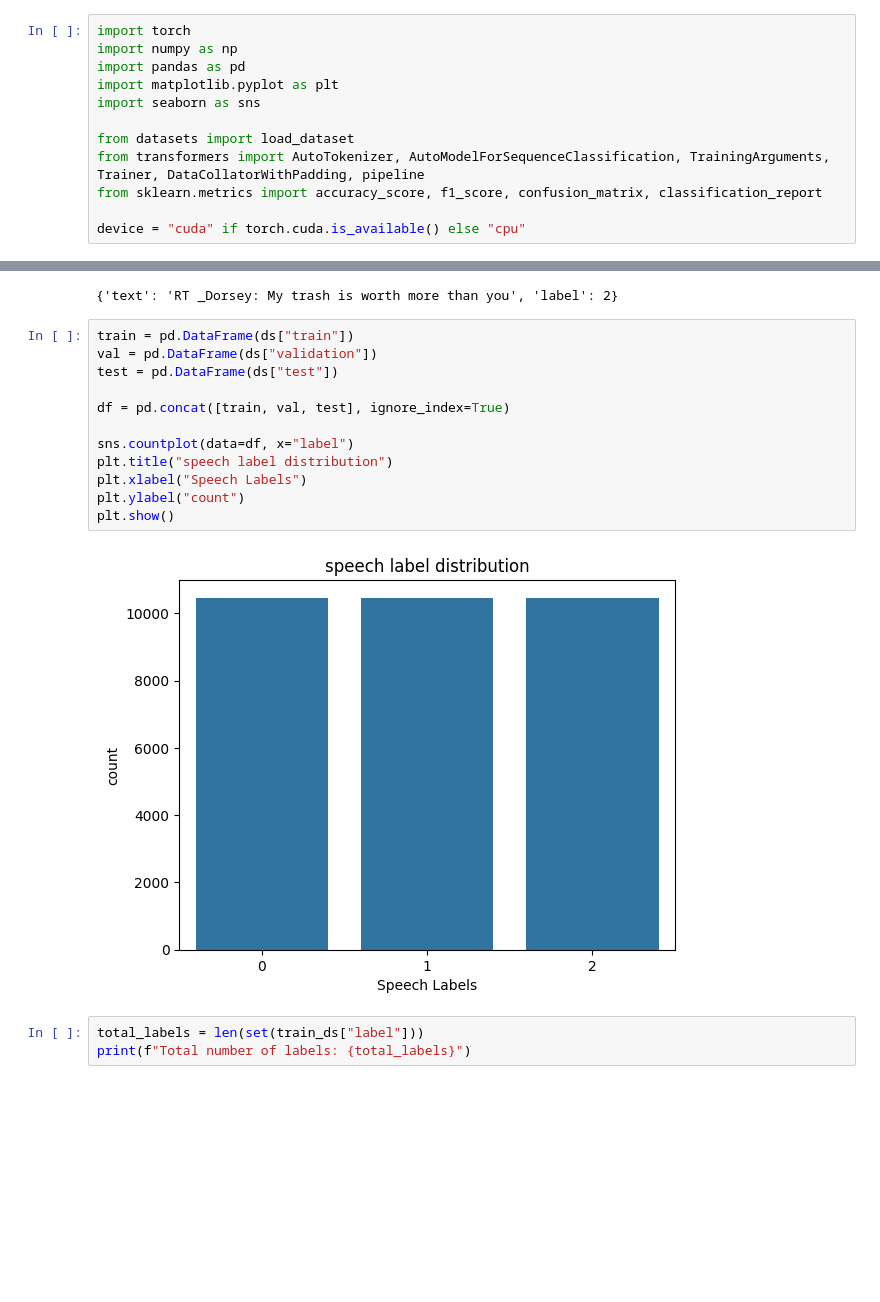
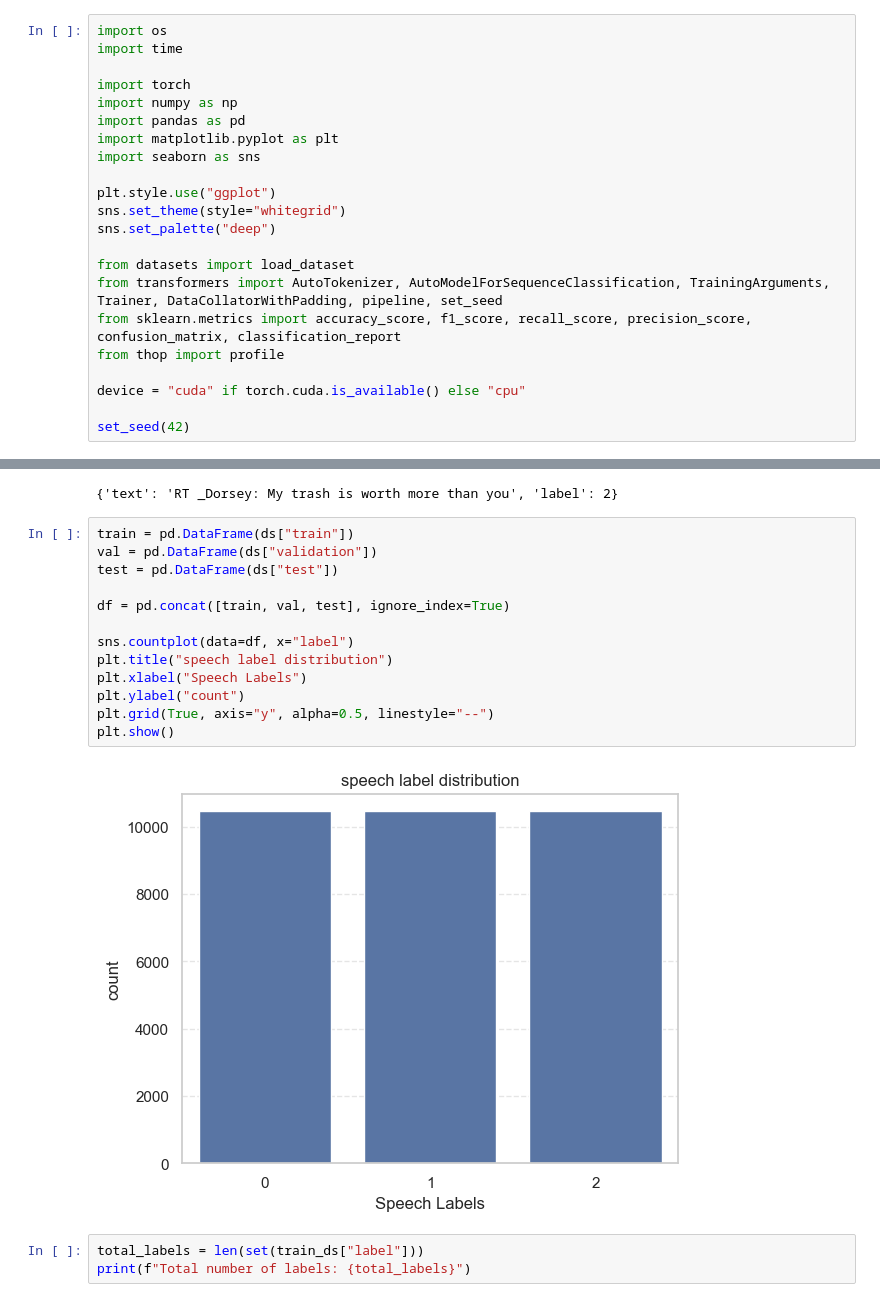
Before and after one commit to MMADUs/NLP-Final, a Jupyter notebook: RoBERTa.ipynb, the cells around one changed output, grey strips where cells are left out. Drawn from its saved outputs; the diff is of its cells as text; blank space fills up the shorter version.

Commit message:
feat: finished pipeline

```diff
--- a/RoBERTa.ipynb
+++ b/RoBERTa.ipynb
@@ -3,15 +3,25 @@
 # %%
+import os
+import time
+
 import torch
 import numpy as np
 import pandas as pd
 import matplotlib.pyplot as plt
 import seaborn as sns
 
+plt.style.use("ggplot")
+sns.set_theme(style="whitegrid")
+sns.set_palette("deep")
+
 from datasets import load_dataset
-from transformers import AutoTokenizer, AutoModelForSequenceClassification, TrainingArguments, Trainer, DataCollatorWithPadding, pipeline
-from sklearn.metrics import accuracy_score, f1_score, confusion_matrix, classification_report
+from transformers import AutoTokenizer, AutoModelForSequenceClassification, TrainingArguments, Trainer, DataCollatorWithPadding, pipeline, set_seed
+from sklearn.metrics import accuracy_score, f1_score, recall_score, precision_score, confusion_matrix, classification_report
+from thop import profile
 
 device = "cuda" if torch.cuda.is_available() else "cpu"
+
+set_seed(42)
 # %% [markdown]
 ## Load Dataset
 # %%
@@ -35,17 +45,18 @@ train_ds[0]
 # %%
 train = pd.DataFrame(ds["train"])
 val = pd.DataFrame(ds["validation"])
 test = pd.DataFrame(ds["test"])
 
 df = pd.concat([train, val, test], ignore_index=True)
 
 sns.countplot(data=df, x="label")
 plt.title("speech label distribution")
 plt.xlabel("Speech Labels")
 plt.ylabel("count")
+plt.grid(True, axis="y", alpha=0.5, linestyle="--")
 plt.show()
 # %% [output]
-[figure, old version]
+[figure, new version]
 # %%
 total_labels = len(set(train_ds["label"]))
 print(f"Total number of labels: {total_labels}")
```
Also changed, not shown: parts of 25 cells of this notebook, 8 other files.
